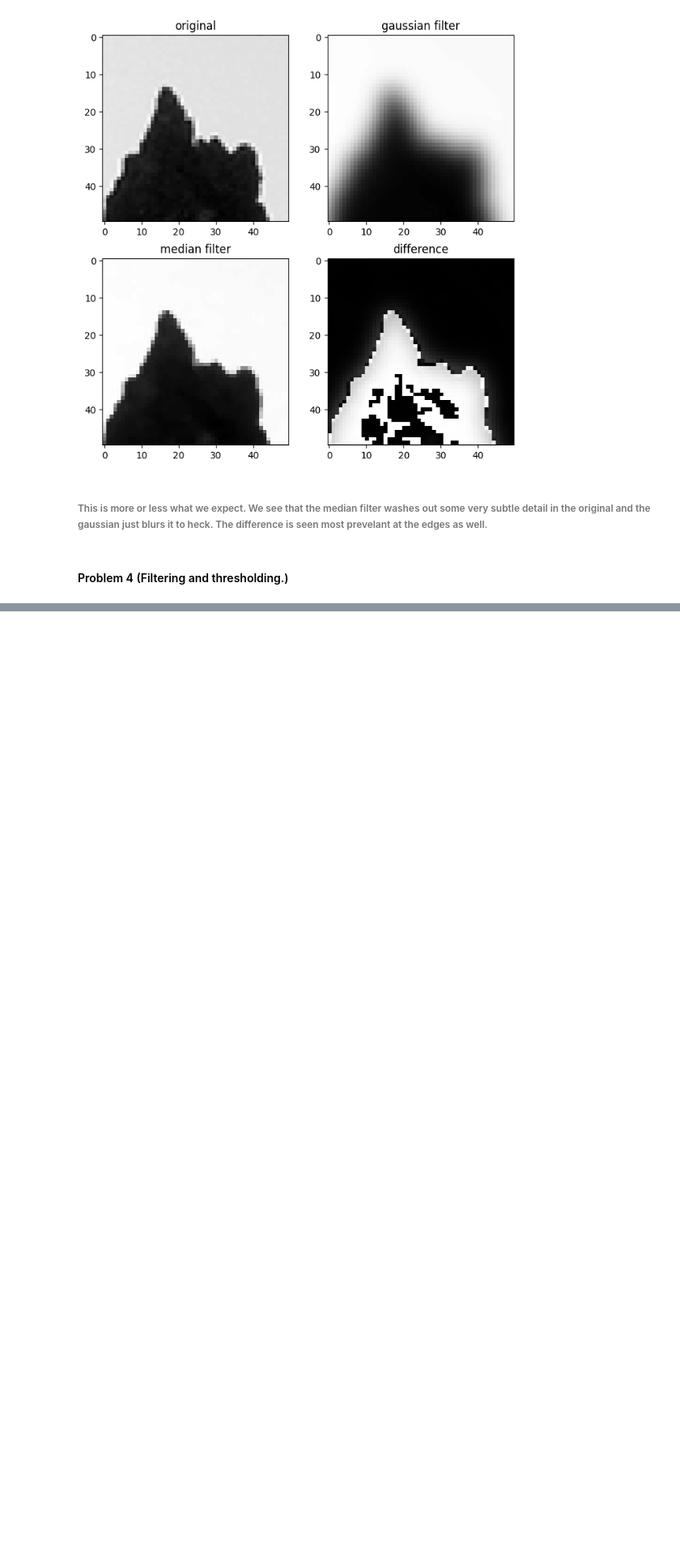
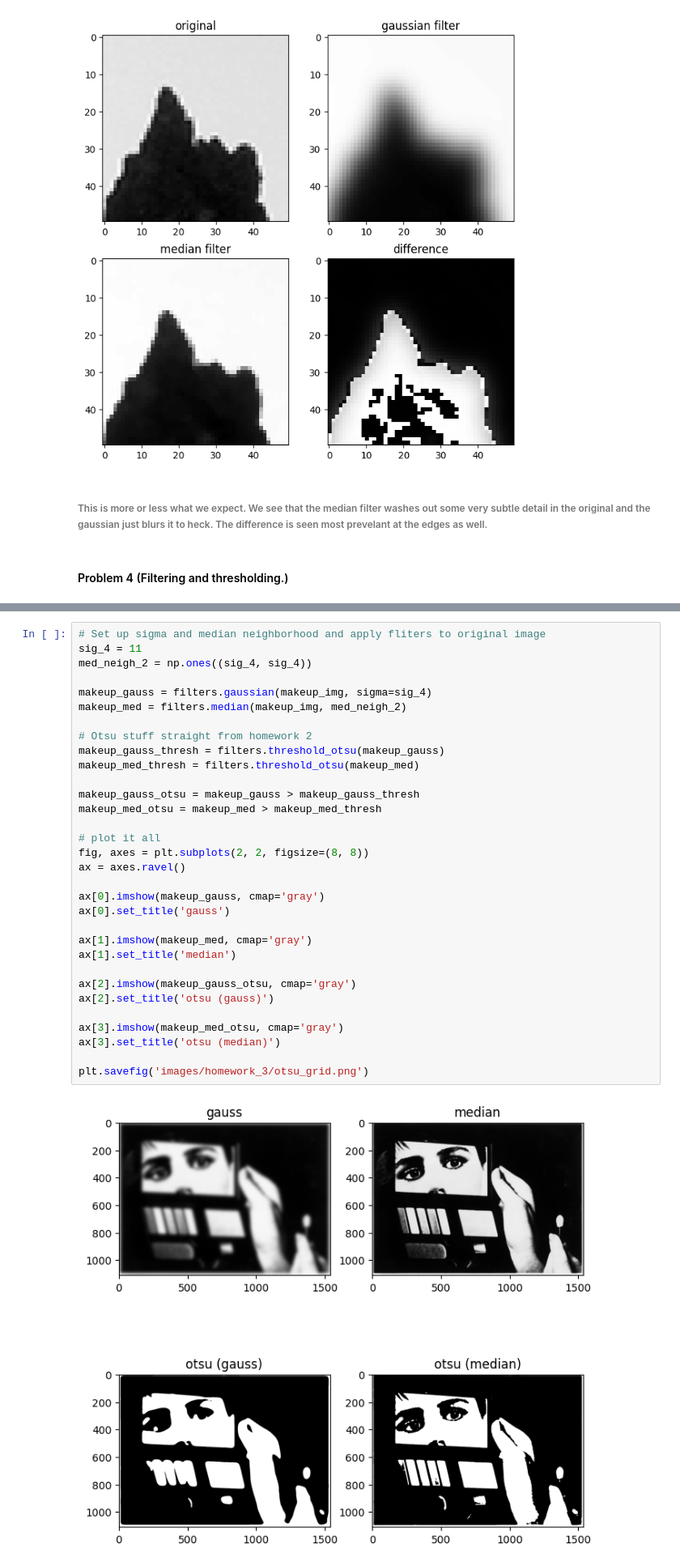
Before and after one commit to babrouse/image_analysis, a Jupyter notebook: homework/submitted/homework_3.ipynb, the cells around one changed output, grey strips where cells are left out. Shown at 81% size. Saved outputs shown, nothing was run; the diff lists cells and outputs as text; blank space fills up the shorter version.

```diff
--- a/homework/submitted/homework_3.ipynb
+++ b/homework/submitted/homework_3.ipynb
@@ -265,0 +275,34 @@ plt.savefig('images/homework_3/median_gauss_grid.png')
+# %%
+# Set up sigma and median neighborhood and apply fliters to original image
+sig_4 = 11
+med_neigh_2 = np.ones((sig_4, sig_4))
+
+makeup_gauss = filters.gaussian(makeup_img, sigma=sig_4)
+makeup_med = filters.median(makeup_img, med_neigh_2)
+
+# Otsu stuff straight from homework 2
+makeup_gauss_thresh = filters.threshold_otsu(makeup_gauss)
+makeup_med_thresh = filters.threshold_otsu(makeup_med)
+
+makeup_gauss_otsu = makeup_gauss > makeup_gauss_thresh
+makeup_med_otsu = makeup_med > makeup_med_thresh
+
+# plot it all
+fig, axes = plt.subplots(2, 2, figsize=(8, 8))
+ax = axes.ravel()
+
+ax[0].imshow(makeup_gauss, cmap='gray')
+ax[0].set_title('gauss')
+
+ax[1].imshow(makeup_med, cmap='gray')
+ax[1].set_title('median')
+
+ax[2].imshow(makeup_gauss_otsu, cmap='gray')
+ax[2].set_title('otsu (gauss)')
+
+ax[3].imshow(makeup_med_otsu, cmap='gray')
+ax[3].set_title('otsu (median)')
+
+plt.savefig('images/homework_3/otsu_grid.png')
+# %% [output]
+[figure, added]
```
Also changed, not shown: parts of 4 cells of this notebook, 4 other files.
